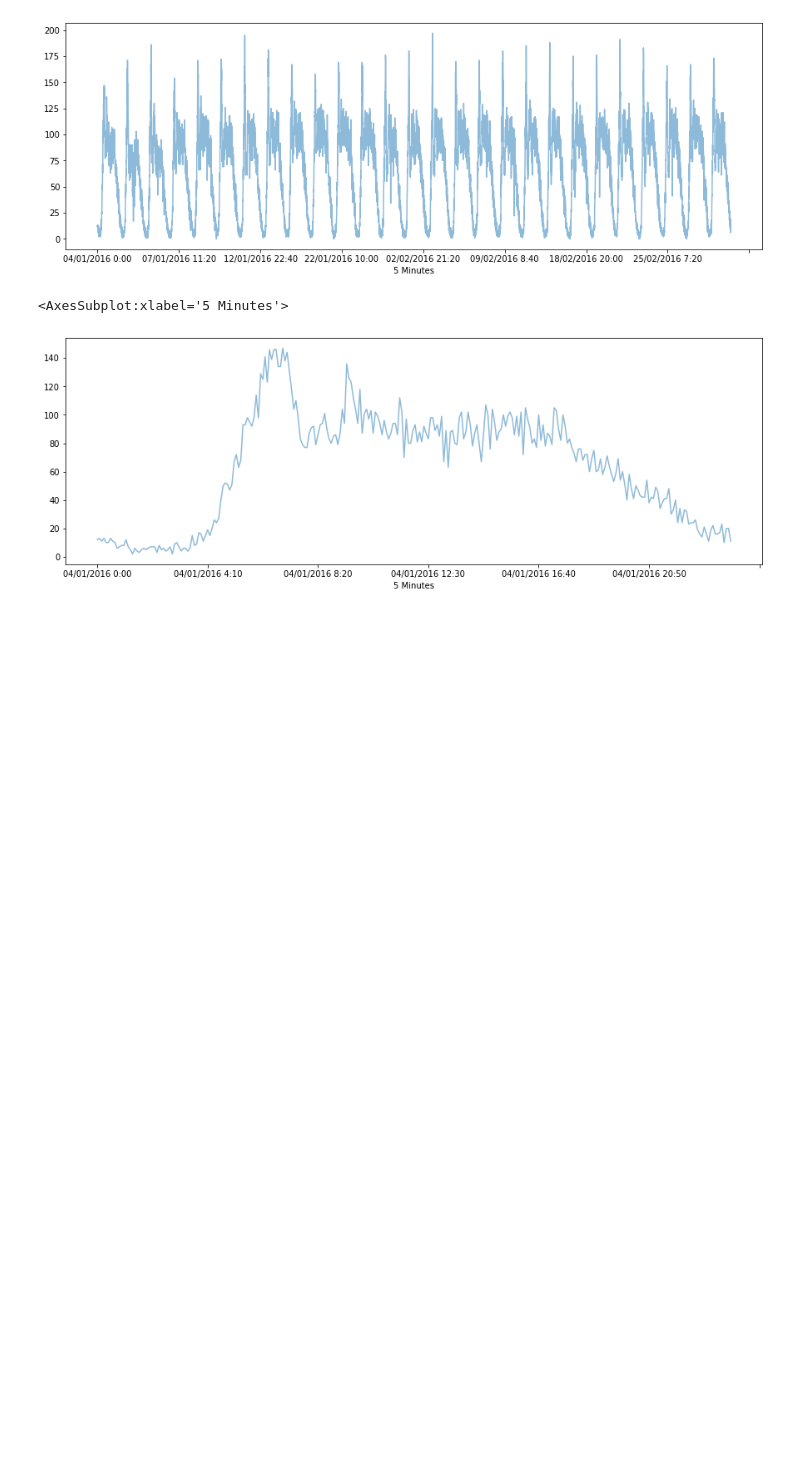
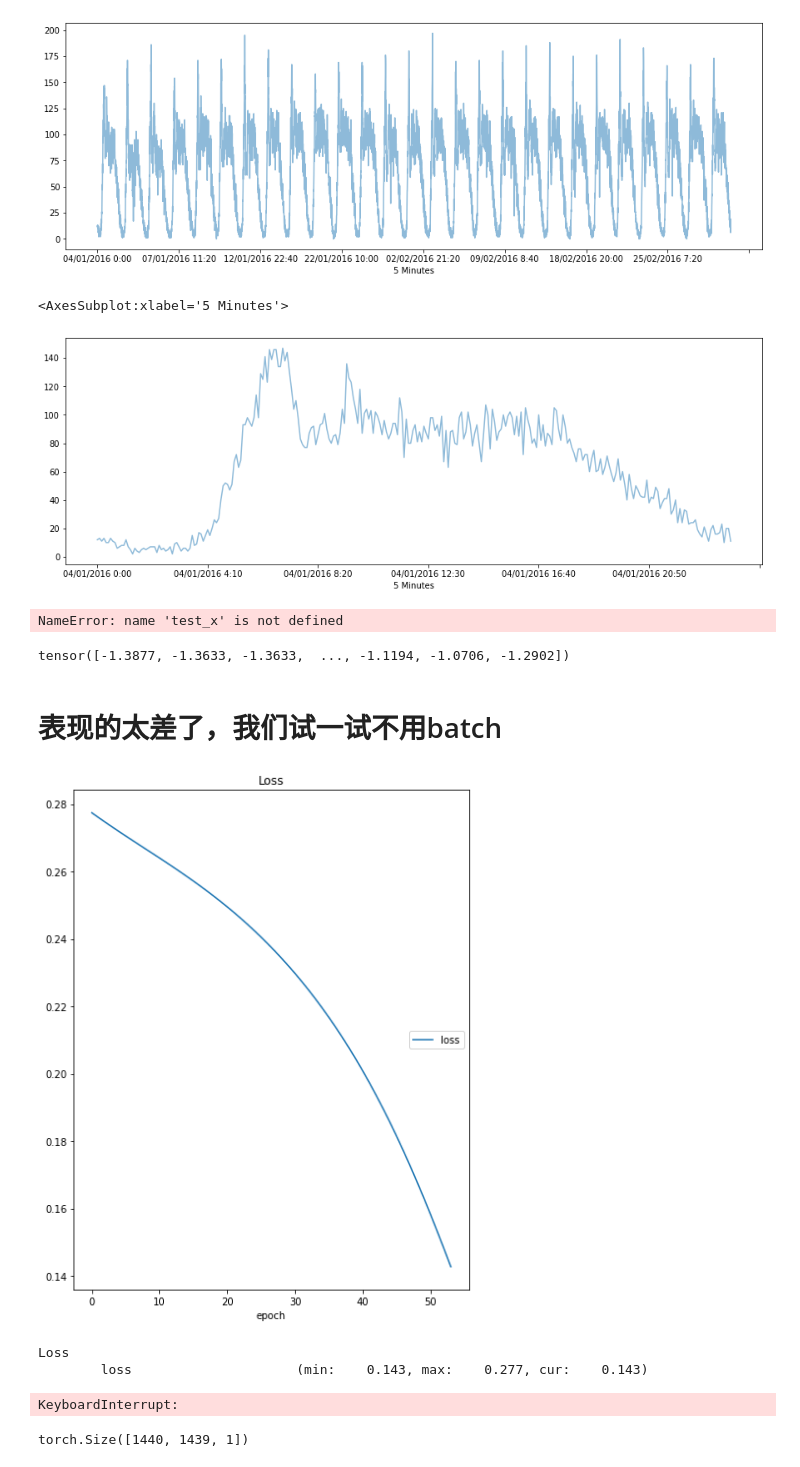
Before and after one commit to XiaofengYue/ML_Learning, a Jupyter notebook: Traffic_Prediction/Traffic_Prediction.ipynb, the cells around one changed output. Saved outputs shown, nothing was run; the diff lists cells and outputs as text; code cells hidden in the pictures; blank space fills up the shorter version.

Commit message:
change batch_size

```diff
--- a/Traffic_Prediction/Traffic_Prediction.ipynb
+++ b/Traffic_Prediction/Traffic_Prediction.ipynb
@@ -152,0 +158,68 @@ test_y = torch.as_tensor(torch.from_numpy(train_y), dtype=torch.float32)
+# %%
+net.eval()
+net(test_x[0:3].view(1,3,-1).cuda())
+# %% [output]
+NameError: name 'test_x' is not defined
+# %%
+test_y
+# %% [output]
+tensor([-1.3877, -1.3633, -1.3633,  ..., -1.1194, -1.0706, -1.2902])
+# %% [markdown]
+# 表现的太差了，我们试一试不用batch
+# %%
+batch_size = 60*24
+seq_len = batch_size - 1
+
+batch_var_x = []
+batch_var_y = []
+for i in range(batch_size):
+        j = train_size - i
+        batch_var_x.append(train_x[j:])
+        batch_var_y.append(train_y[j:])
+
+batch_var_x = pad_sequence(batch_var_x, batch_first = True)
+batch_var_y = pad_sequence(batch_var_y, batch_first = True)
+# %%
+with torch.no_grad():
+    weights = np.tanh(np.arange(seq_len) * (np.e / seq_len))
+    weights = torch.tensor(weights, dtype=torch.float32, device=device)
+
+
+epoch = 230
+net = RegLSTM(input_size, hidden_size, output_size, num_layers).cuda()
+
+optimizer = torch.optim.Adam(net.parameters(), lr=1e-3)
+
+net.train()
+
+p_loss = PlotLosses()
+logs = {}
+
+loss_value_list = []
+e_tqdm = tqdm(range(epoch))
+for e in e_tqdm:
+    pred_y = net(batch_var_x.cuda())
+
+    loss = ((pred_y - batch_var_y[:,:,np.newaxis].cuda()).view(-1, seq_len) **2 * weights)
+    loss = loss.mean()
+
+    optimizer.zero_grad()
+    loss.backward()
+    optimizer.step()
+
+    loss_value_list.append(loss.item())
+    logs['loss'] = loss.item()
+    e_tqdm.set_description('Epoch: {:4}, Loss: {:.5f}'.format(e, loss.item()))
+
+    p_loss.update(logs)
+    p_loss.send()
+# %% [output]
+[figure, added]
+Loss
+        loss                     (min:    0.143, max:    0.277, cur:    0.143)
+KeyboardInterrupt:
+# %%
+'''testing'''
+net.eval()
+# %% [output]
+torch.Size([1440, 1439, 1])
```
Also changed, not shown: parts of 5 cells of this notebook, 1 other file.
